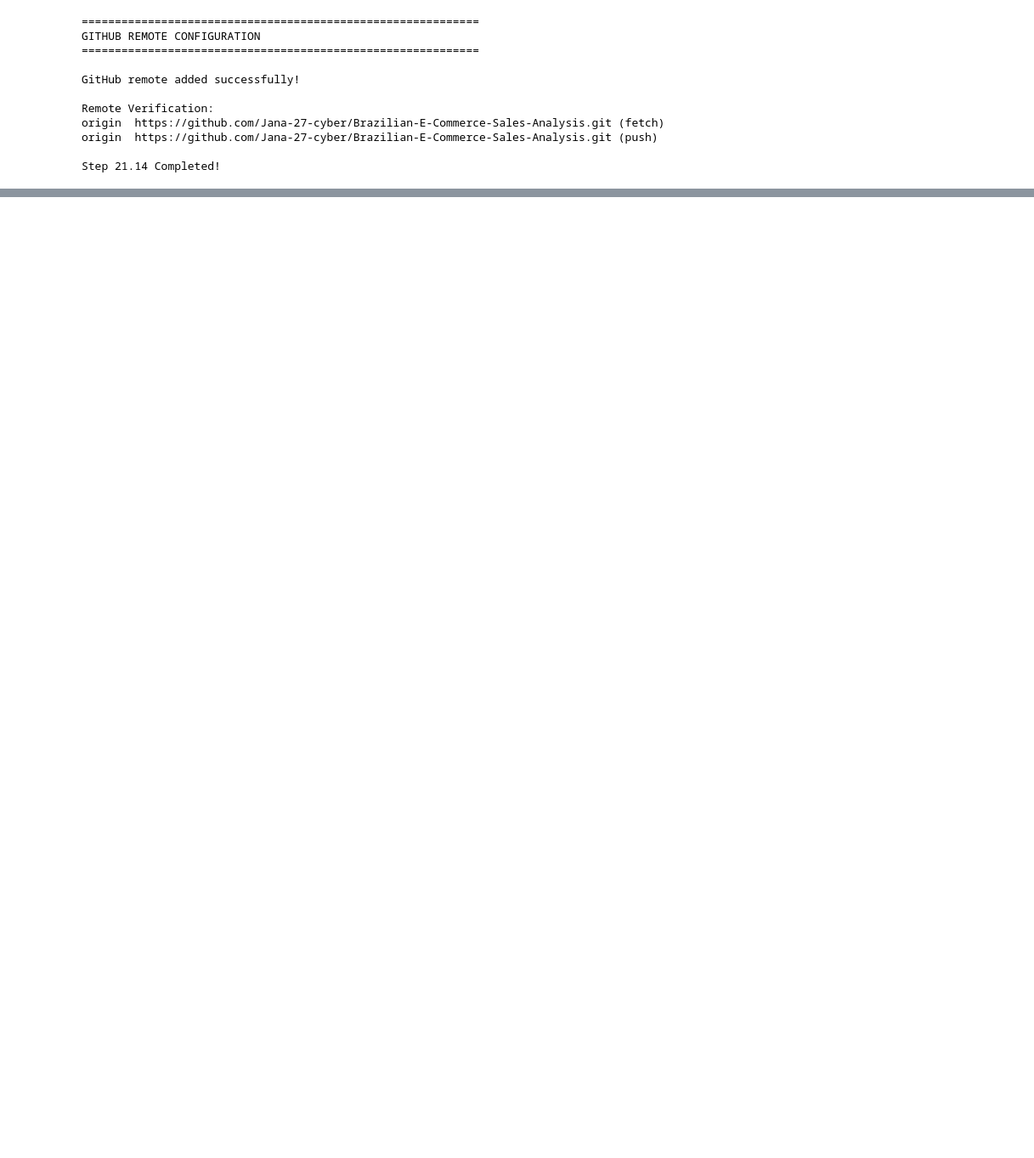
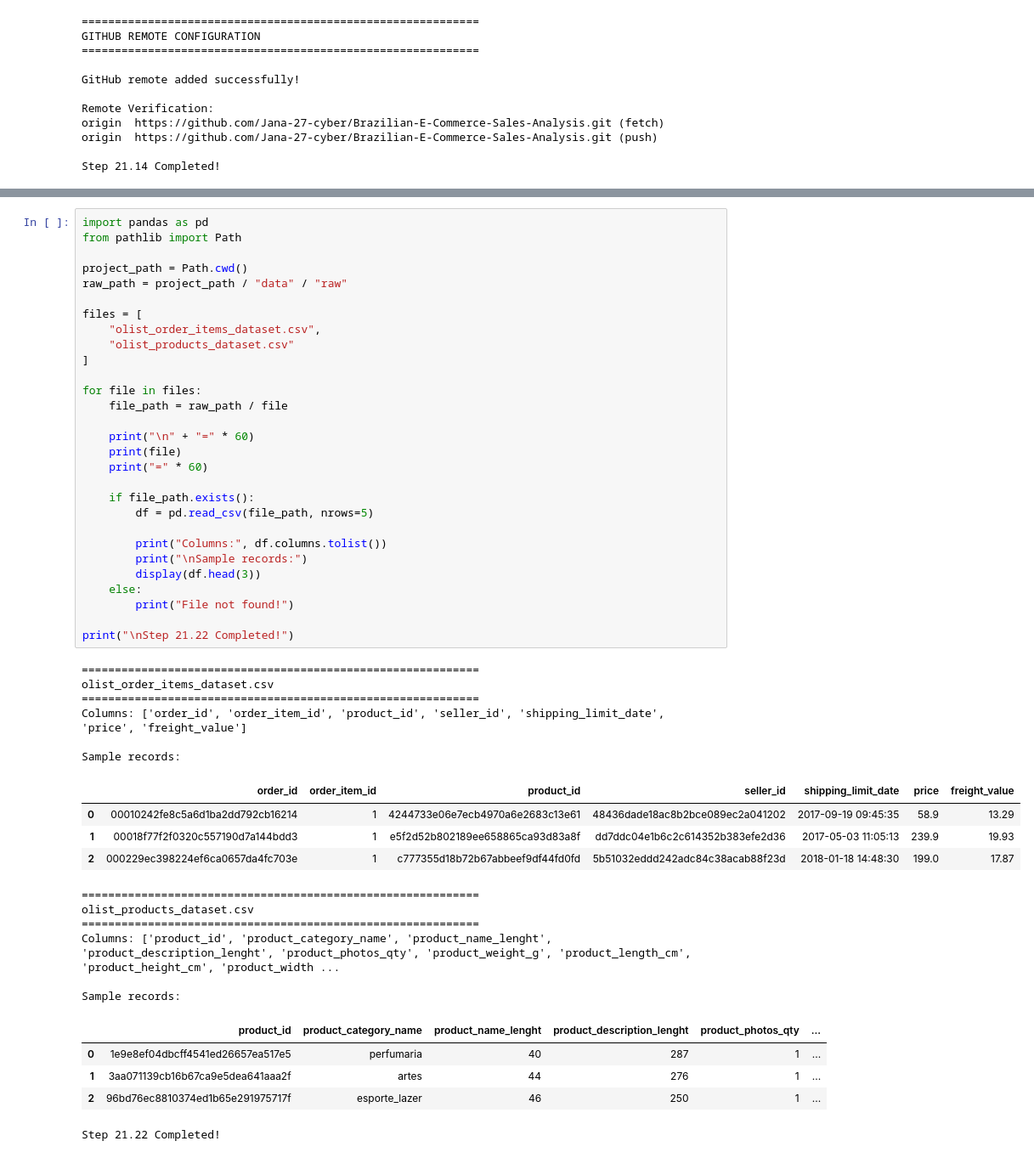
Before and after one commit to Jana-27-cyber/Brazilian-E-Commerce-Sales-Analysis, a Jupyter notebook: 01_data_inspection.ipynb, the cells around one changed output, grey strips where cells are left out. Shown at 85% size. Saved outputs shown, nothing was run; the diff lists cells and outputs as text; blank space fills up the shorter version.

```diff
--- a/01_data_inspection.ipynb
+++ b/01_data_inspection.ipynb
@@ -11360,0 +11867,51 @@ Step 21.14 Completed!
+# %%
+import pandas as pd
+from pathlib import Path
+
+project_path = Path.cwd()
+raw_path = project_path / "data" / "raw"
+
+files = [
+    "olist_order_items_dataset.csv",
+    "olist_products_dataset.csv"
+]
+
+for file in files:
+    file_path = raw_path / file
+
+    print("\n" + "=" * 60)
+    print(file)
+    print("=" * 60)
+
+    if file_path.exists():
+        df = pd.read_csv(file_path, nrows=5)
+
+        print("Columns:", df.columns.tolist())
+        print("\nSample records:")
+        display(df.head(3))
+    else:
+        print("File not found!")
+
+print("\nStep 21.22 Completed!")
+# %% [output]
+============================================================
+olist_order_items_dataset.csv
+============================================================
+Columns: ['order_id', 'order_item_id', 'product_id', 'seller_id', 'shipping_limit_date', 'price', 'freight_value']
+
+Sample records:
+|  | order_id | order_item_id | product_id | seller_id | shipping_limit_date | price | freight_value |
+| 0 | 00010242fe8c5a6d1ba2dd792cb16214 | 1 | 4244733e06e7ecb4970a6e2683c13e61 | 48436dade18ac8b2bce089ec2a041202 | 2017-09-19 09:45:35 | 58.9 | 13.29 |
+| 1 | 00018f77f2f0320c557190d7a144bdd3 | 1 | e5f2d52b802189ee658865ca93d83a8f | dd7ddc04e1b6c2c614352b383efe2d36 | 2017-05-03 11:05:13 | 239.9 | 19.93 |
+| 2 | 000229ec398224ef6ca0657da4fc703e | 1 | c777355d18b72b67abbeef9df44fd0fd | 5b51032eddd242adc84c38acab88f23d | 2018-01-18 14:48:30 | 199.0 | 17.87 |
+============================================================
+olist_products_dataset.csv
+============================================================
+Columns: ['product_id', 'product_category_name', 'product_name_lenght', 'product_description_lenght', 'product_photos_qty', 'product_weight_g', 'product_length_cm', 'product_height_cm', 'product_width ...
+
+Sample records:
+|  | product_id | product_category_name | product_name_lenght | product_description_lenght | product_photos_qty | ... |
+| 0 | 1e9e8ef04dbcff4541ed26657ea517e5 | perfumaria | 40 | 287 | 1 | ... |
+| 1 | 3aa071139cb16b67ca9e5dea641aaa2f | artes | 44 | 276 | 1 | ... |
+| 2 | 96bd76ec8810374ed1b65e291975717f | esporte_lazer | 46 | 250 | 1 | ... |
+Step 21.22 Completed!
```
Also changed, not shown: parts of 12 cells of this notebook, 1 other file.
